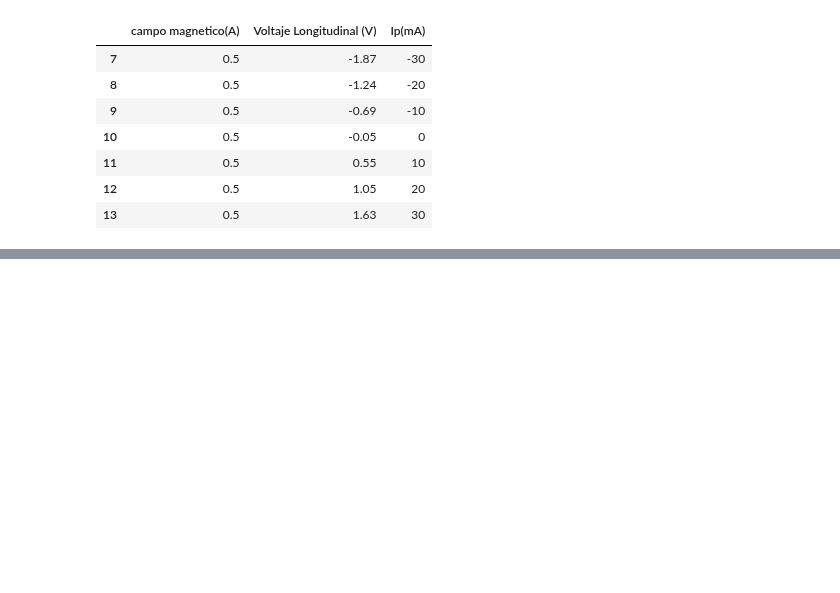
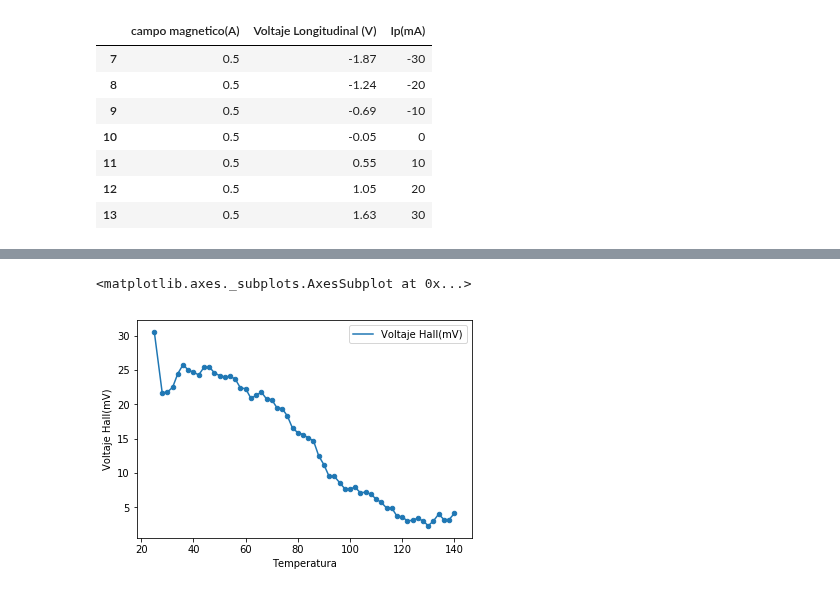
Before and after one commit to jamontanac/Laboratorio-Avanzado, a Jupyter notebook: Hall_Effect/Analisis.ipynb, the cells around one changed output, grey strips where cells are left out. Saved outputs shown, nothing was run; the diff lists cells and outputs as text; code cells hidden in the pictures; blank space fills up the shorter version.

Commit message:
efecto hall

```diff
--- a/Hall_Effect/Analisis.ipynb
+++ b/Hall_Effect/Analisis.ipynb
@@ -328,0 +340,6 @@ plt.plot(Act_3_2["campo magnetico(A)"].unique(),(resistencias-0.055)/0.055)
+# %%
+ax=Act_4_2.plot(x="Temperatura",y="Voltaje Hall(mV)")
+Act_4_2.plot(x="Temperatura",y="Voltaje Hall(mV)",kind="scatter",ax=ax)
+# %% [output]
+<matplotlib.axes._subplots.AxesSubplot at 0x...>
+[figure, added]
```
Also changed, not shown: parts of 6 cells of this notebook, 3 other files.
